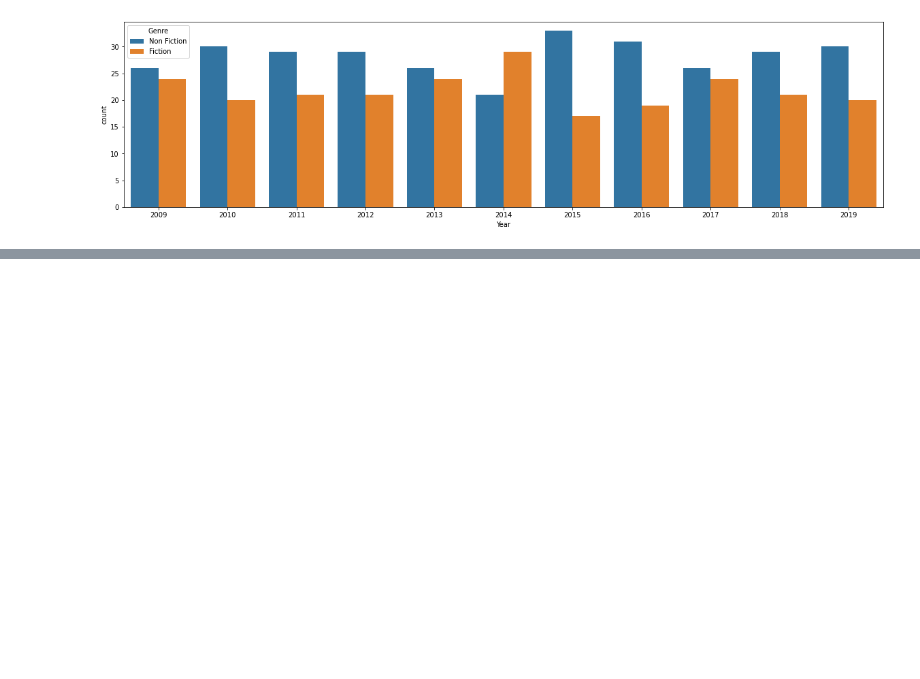
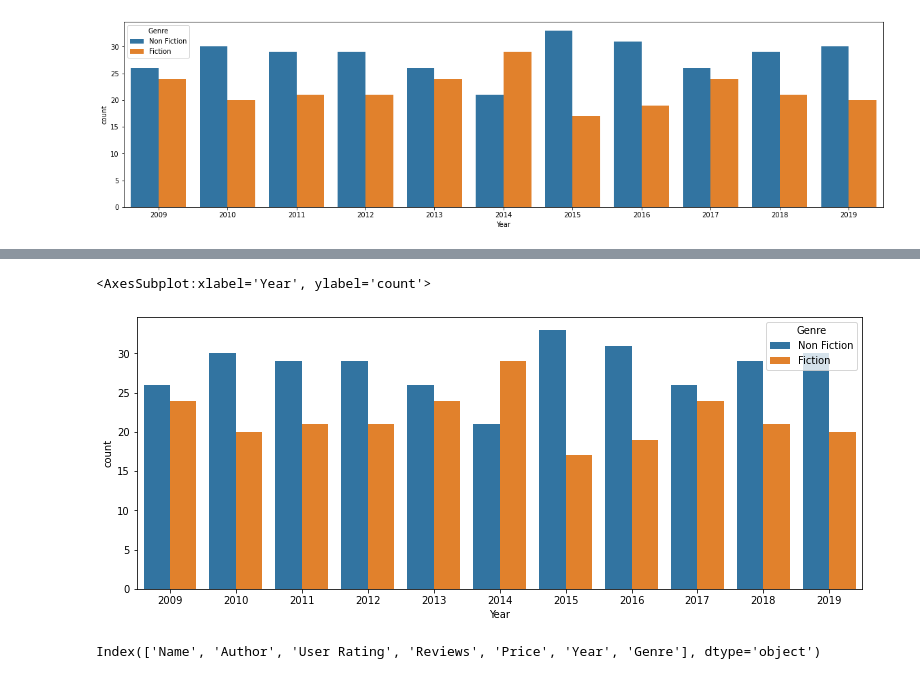
Before and after one commit to oboo1156/AWS_data_analysis_on_top_50_selling_books, a Jupyter notebook: AWS_data_analysis_on_top_50_selling_books.ipynb, the cells around one changed output, grey strips where cells are left out. Drawn from its saved outputs; the diff is of its cells as text; code cells hidden in the pictures; blank space fills up the shorter version.

```diff
--- a/AWS_data_analysis_on_top_50_selling_books.ipynb
+++ b/AWS_data_analysis_on_top_50_selling_books.ipynb
@@ -109,0 +188,10 @@ sns.countplot(x="Year", data=df,  hue="Genre")
+# %%
+plt.figure(figsize=(13,5))
+sns.countplot(x="Year", data=df, hue="Genre")
+# %% [output]
+<AxesSubplot:xlabel='Year', ylabel='count'>
+[figure, added]
+# %%
+df.columns
+# %% [output]
+Index(['Name', 'Author', 'User Rating', 'Reviews', 'Price', 'Year', 'Genre'], dtype='object')
```
Also changed, not shown: parts of 135 cells of this notebook.
